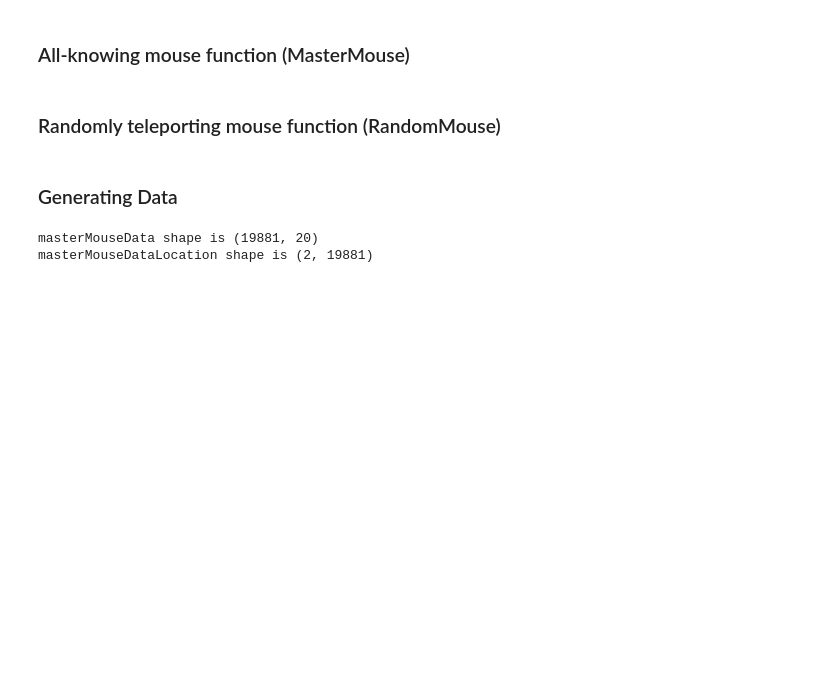
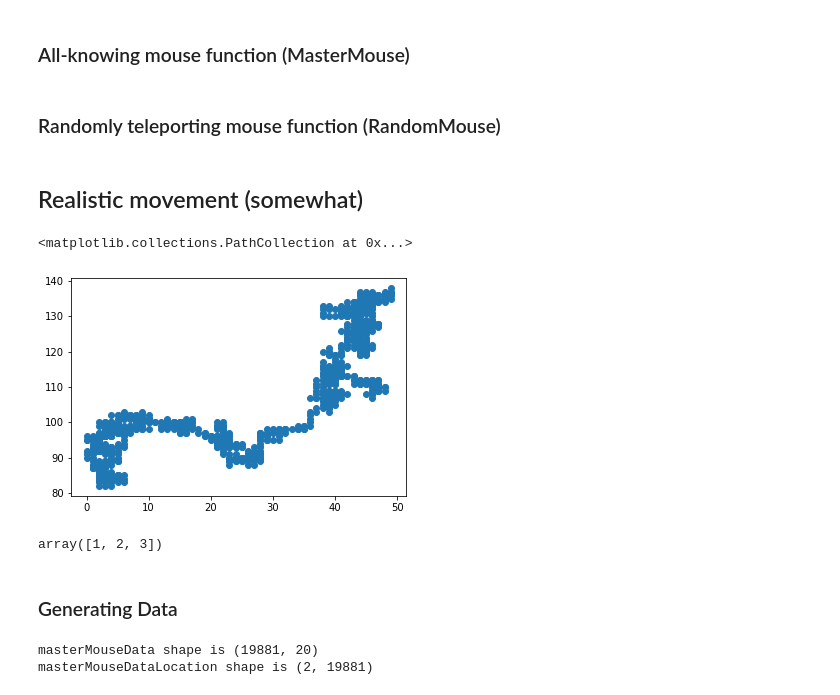
Before and after one commit to jambormike/neurons_dimensionality_reduction, a Jupyter notebook: simAndReduction.ipynb, the cells around one changed output. Saved outputs shown, nothing was run; the diff lists cells and outputs as text; code cells hidden in the pictures; blank space fills up the shorter version.

Commit message:
Update simAndReduction.ipynb
added drunkard's walk as class to generate data location

```diff
--- a/simAndReduction.ipynb
+++ b/simAndReduction.ipynb
@@ -434,3 +434,49 @@ def randomMouse(nSteps, cellsList, height = height, width = width):
     dataLocation = np.delete(dataLocation,0,1)
 
     return (data, dataLocation)
+# %% [markdown]
+## Realistic movement (somewhat)
+# %%
+# the drunkard's walk
+
+class DrunkMouse(object):
+
+    def __init__(self, cellsList = cellsList, height = height, width = width):
+
+        self.cellsList = cellsList
+        self.height = height
+        self.width = width
+
+        self.origin = np.array([[self.width /2],
+                                [self.height /2]])
+
+    def move(self, nSteps):
+
+        cm = 1
+        movements = [np.array([[cm],[0]]), np.array([[-cm],[0]]), np.array([[0],[cm]]), np.array([[0],[-cm]])]
+
+        dataLocation = np.zeros((2,1))
+        location = self.origin
+
+        for step in range(nSteps):
+
+            dataLocation = np.concatenate((dataLocation, location),axis=1)
+            lastMove = random.choice(movements)
+            location += lastMove
+
+            while (location[0,0] < 0 or location[0,0] > width) or (location[1,0] < 0 or location[1,0] > height):
+                location -= lastMove
+                lastMove = random.choice(movements)
+                location += lastMove
+
+        dataLocation = np.delete(dataLocation,0,1)
+        return dataLocation
+# %%
+drunkMouse = DrunkMouse()
+# %%
+drunkMouseLocation = drunkMouse.move(1000)
+# %%
+plt.scatter(drunkMouseLocation[0,:], drunkMouseLocation[1,:])
+# %% [output]
+<matplotlib.collections.PathCollection at 0x...>
+[figure, added]
@@ -437,3 +486,7 @@ def randomMouse(nSteps, cellsList, height = height, width = width):
+# %%
+foo[0,:]
+# %% [output]
+array([1, 2, 3])
 # %% [markdown]
 ### Generating Data
 # %%
```
Also changed, not shown: parts of 4 cells of this notebook.
